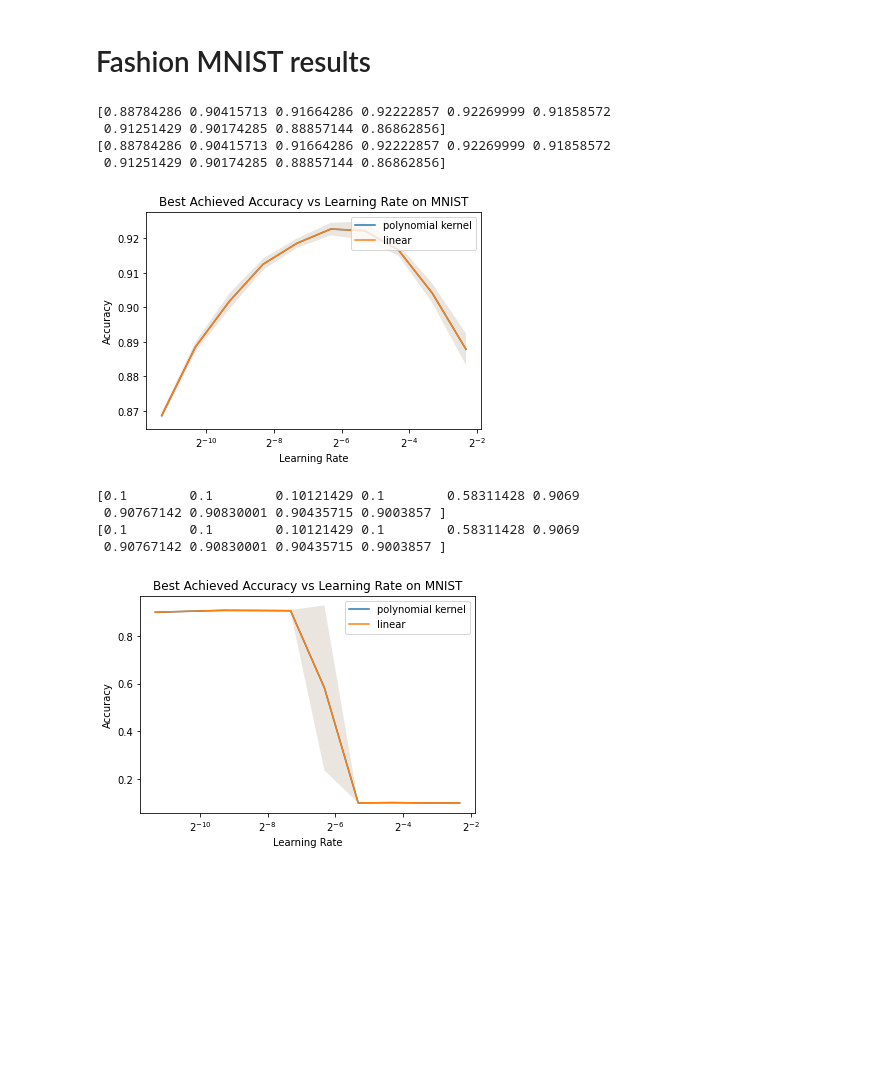
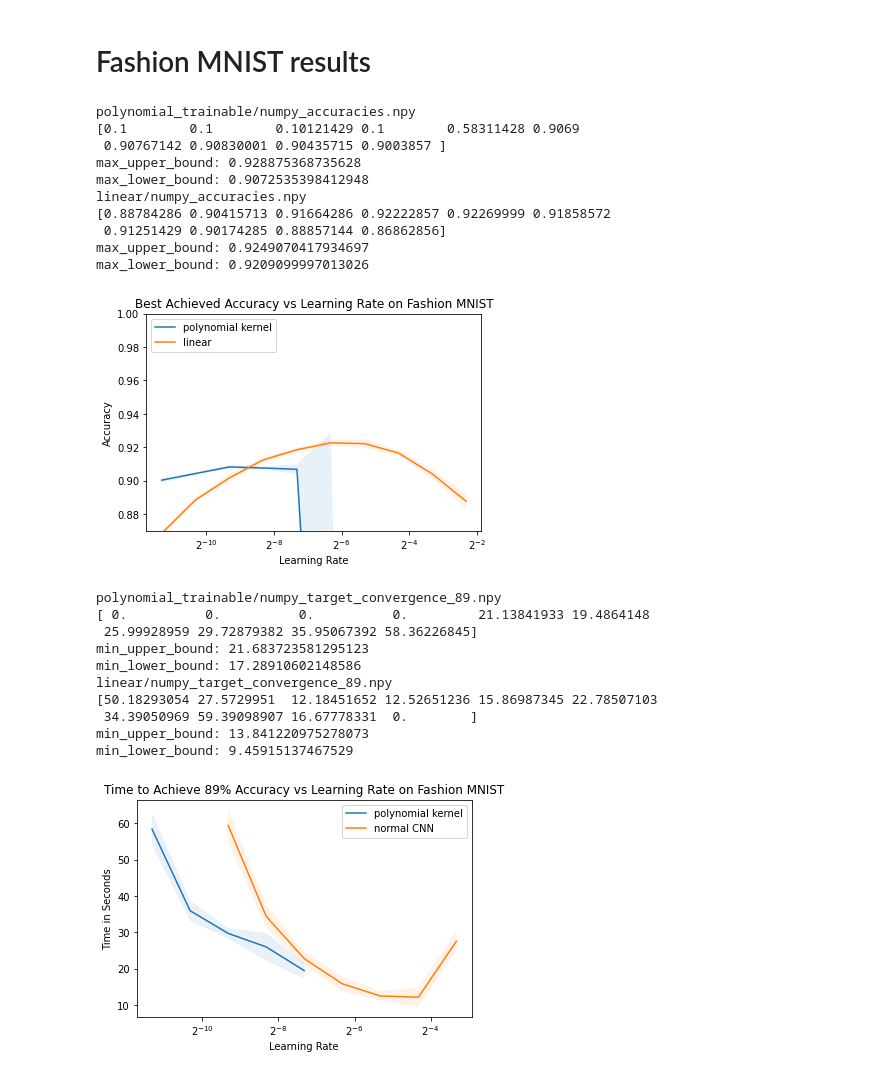
Before and after one commit to NickPerezCarletonUniversity/Kervolution, a Jupyter notebook: Create_Plots.ipynb, the cells around one changed output. Drawn from its saved outputs; the diff is of its cells as text; code cells hidden in the pictures; blank space fills up the shorter version.

Commit message:
formatted graphs of previous results as well as half way through results for mixture kernel

```diff
--- a/Create_Plots.ipynb
+++ b/Create_Plots.ipynb
@@ -88,8 +88,22 @@ def get_columns_indices_with_no_zeros(arr):
             columns_to_include.append(column)
     return columns_to_include
 
+def get_max_upper_and_lower_bounds(ci, mean):
+    upper_bounds = mean + ci
+    max_upper_bound = max(upper_bounds)
+    lower_bounds = mean - ci
+    max_lower_bound = max(lower_bounds)
+    return max_upper_bound, max_lower_bound
+
+def get_min_upper_and_lower_bounds(ci, mean):
+    upper_bounds = mean + ci
+    min_upper_bound = min(upper_bounds)
+    lower_bounds = mean - ci
+    min_lower_bound = min(lower_bounds)
+    return min_upper_bound, min_lower_bound
+
 def generate_figure(path_to_files, list_of_file_names, learning_rates_file, fig_title, fig_legend,
-                    file_to_save, x_label, y_label, is_convergence=False, legend_loc='upper right'):
+                    file_to_save, x_label, y_label, is_convergence=False, legend_loc='lower left'):
     list_of_raw_data = []
     for file_name in list_of_file_names:
         list_of_raw_data.append(get_np_array(path_to_files, file_name))
@@ -107,14 +121,25 @@ def generate_figure(path_to_files, list_of_file_names, learning_rates_file, fig_
     for i in range(len(list_of_formatted_data_to_plot)):
         x = learning_rates
         ci, mean = list_of_formatted_data_to_plot[i]
+        print(list_of_file_names[i])
         print(mean)
         if is_convergence:
             columns_with_no_zeros = get_columns_indices_with_no_zeros(list_of_raw_data[i])
             x = x[columns_with_no_zeros]
             ci = ci[columns_with_no_zeros]
             mean = mean[columns_with_no_zeros]
+            min_upper_bound, min_lower_bound = get_min_upper_and_lower_bounds(ci, mean)
+            print("min_upper_bound: " + str(min_upper_bound))
+            print("min_lower_bound: " + str(min_lower_bound))
+        else:
+            max_upper_bound, max_lower_bound = get_max_upper_and_lower_bounds(ci, mean)
+            print("max_upper_bound: " + str(max_upper_bound))
+            print("max_lower_bound: " + str(max_lower_bound))
         ax.plot(x,mean)
         ax.fill_between(x, (mean+ci), (mean-ci), alpha=.1)
+    axes = plt.gca()
+    if not is_convergence:
+        axes.set_ylim([0.87,1.0])
 
     plt.title(fig_title)
     plt.ylabel(y_label)
@@ -172,33 +225,49 @@ generate_figure(path_to_files, list_of_file_names, learning_rates_file, fig_titl
 # Fashion MNIST results
 # %%
 path_to_files = os.path.join(os.getcwd(),'final_results/20_epochs_fashion_mnist/')
-list_of_file_names = ['linear/numpy_accuracies.npy','linear/numpy_accuracies.npy']
+list_of_file_names = ['polynomial_trainable/numpy_accuracies.npy','linear/numpy_accuracies.npy']
 learning_rates_file = 'linear/numpy_learning_rates.npy'
-fig_title = 'Best Achieved Accuracy vs Learning Rate on MNIST'
+fig_title = 'Best Achieved Accuracy vs Learning Rate on Fashion MNIST'
 fig_legend = ['polynomial kernel', 'linear']
-file_to_save = "mnist_test.jpg"
+file_to_save = "fashion_mnist_highest_accuracies.jpg"
 x_label = 'Learning Rate'
 y_label = 'Accuracy'
-generate_figure(path_to_files, list_of_file_names, learning_rates_file, fig_title, fig_legend, file_to_save, x_label, y_label)
+generate_figure(path_to_files, list_of_file_names, learning_rates_file, fig_title, fig_legend, file_to_save,
+                x_label, y_label, legend_loc="upper left")
 # %% [output]
+polynomial_trainable/numpy_accuracies.npy
+[0.1        0.1        0.10121429 0.1        0.58311428 0.9069
+ 0.90767142 0.90830001 0.90435715 0.9003857 ]
+max_upper_bound: 0.928875368735628
+max_lower_bound: 0.9072535398412948
+linear/numpy_accuracies.npy
 [0.88784286 0.90415713 0.91664286 0.92222857 0.92269999 0.91858572
  0.91251429 0.90174285 0.88857144 0.86862856]
-[0.88784286 0.90415713 0.91664286 0.92222857 0.92269999 0.91858572
- 0.91251429 0.90174285 0.88857144 0.86862856]
+max_upper_bound: 0.9249070417934697
+max_lower_bound: 0.9209099997013026
-[figure, old version]
+[figure, new version]
 # %%
 path_to_files = os.path.join(os.getcwd(),'final_results/20_epochs_fashion_mnist/')
-list_of_file_names = ['polynomial_trainable/numpy_accuracies.npy','polynomial_trainable/numpy_accuracies.npy']
+list_of_file_names = ['polynomial_trainable/numpy_target_convergence_89.npy',
+                      'linear/numpy_target_convergence_89.npy']
 learning_rates_file = 'polynomial_trainable/numpy_learning_rates.npy'
-fig_title = 'Best Achieved Accuracy vs Learning Rate on MNIST'
-fig_legend = ['polynomial kernel', 'linear']
-file_to_save = "mnist_test.jpg"
+fig_title = 'Time to Achieve 89% Accuracy vs Learning Rate on Fashion MNIST'
+fig_legend = ['polynomial kernel', 'normal CNN']
+file_to_save = "fashion_mnist_time_to_89_accuracy.jpg"
 x_label = 'Learning Rate'
-y_label = 'Accuracy'
-generate_figure(path_to_files, list_of_file_names, learning_rates_file, fig_title, fig_legend, file_to_save, x_label, y_label)
+y_label = 'Time in Seconds'
+is_convergence = True
+generate_figure(path_to_files, list_of_file_names, learning_rates_file, fig_title, fig_legend, file_to_save,
+                x_label, y_label, is_convergence, legend_loc="upper right")
 # %% [output]
-[0.1        0.1        0.10121429 0.1        0.58311428 0.9069
- 0.90767142 0.90830001 0.90435715 0.9003857 ]
-[0.1        0.1        0.10121429 0.1        0.58311428 0.9069
- 0.90767142 0.90830001 0.90435715 0.9003857 ]
+polynomial_trainable/numpy_target_convergence_89.npy
+[ 0.          0.          0.          0.         21.13841933 19.4864148
+ 25.99928959 29.72879382 35.95067392 58.36226845]
+min_upper_bound: 21.683723581295123
+min_lower_bound: 17.28910602148586
+linear/numpy_target_convergence_89.npy
+[50.18293054 27.5729951  12.18451652 12.52651236 15.86987345 22.78507103
+ 34.39050969 59.39098907 16.67778331  0.        ]
+min_upper_bound: 13.841220975278073
+min_lower_bound: 9.45915137467529
-[figure, old version]
+[figure, new version]
```
Also changed, not shown: parts of 4 cells of this notebook, 24 other files.
